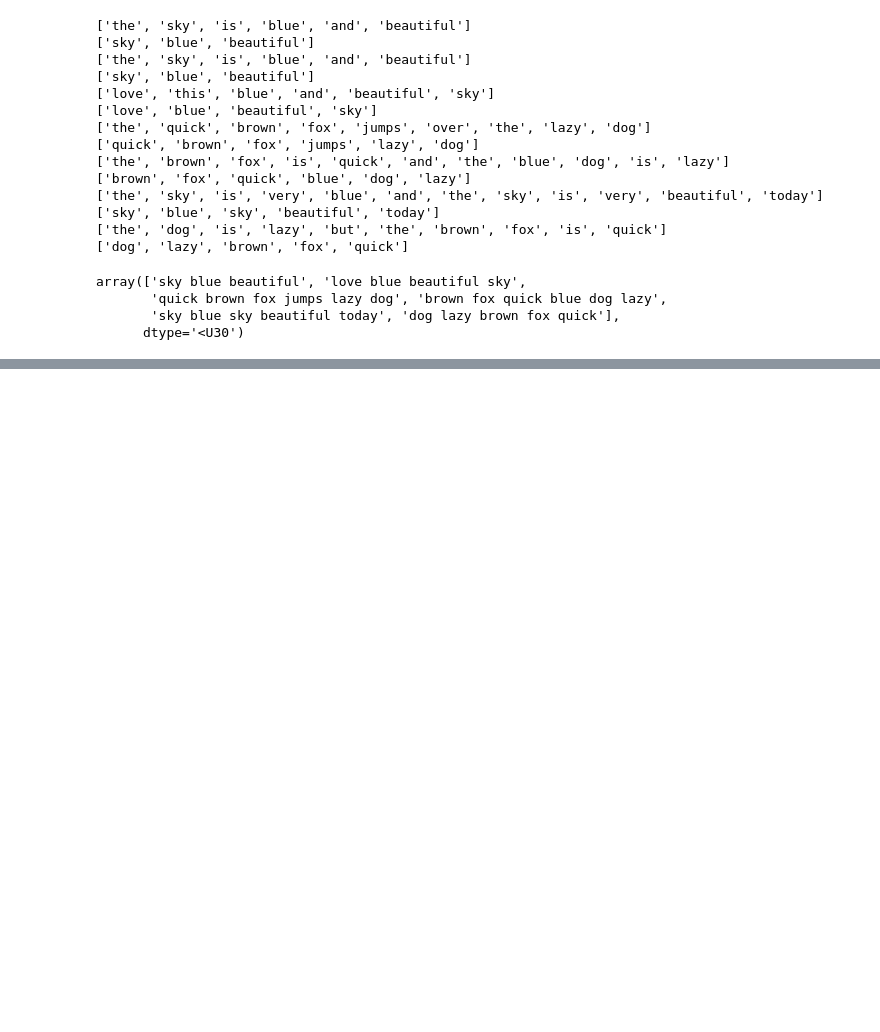
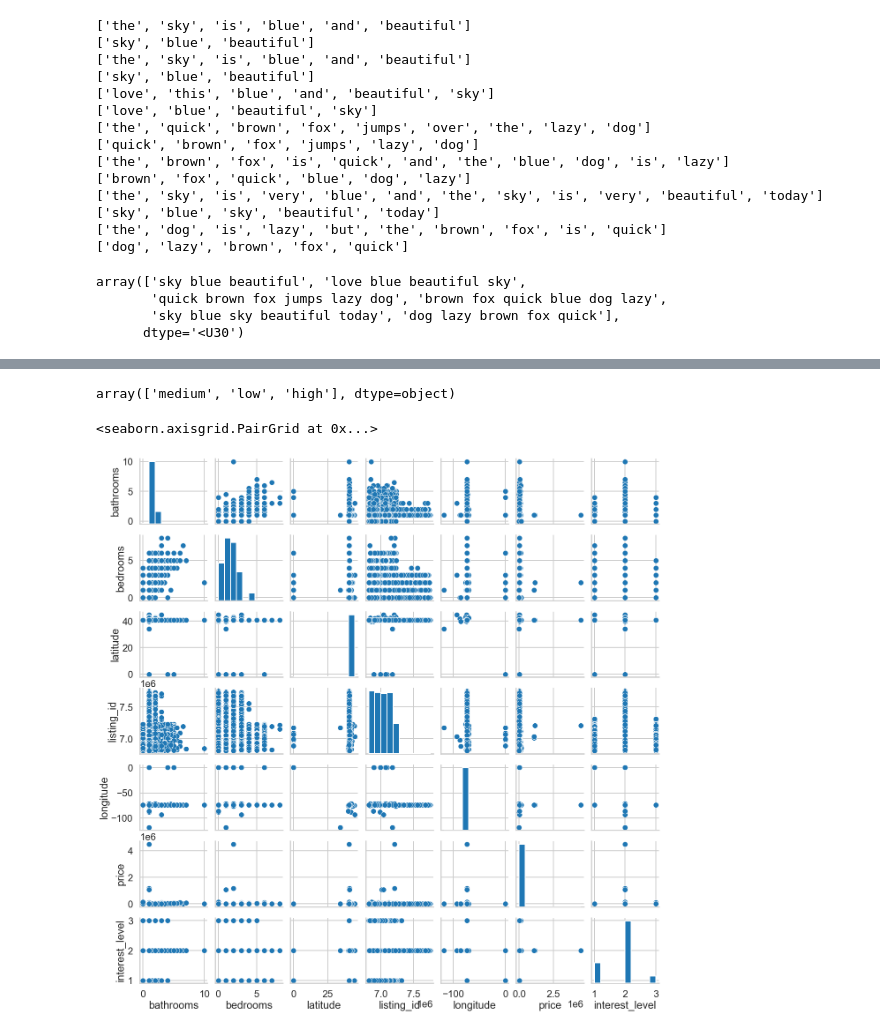
Before and after one commit to gonzalo71/TestGit, a Jupyter notebook: feature_engin.ipynb, the cells around one changed output, grey strips where cells are left out. Cells and saved outputs as stored; diff of their text form; code cells hidden in the pictures; blank space fills up the shorter version.

```diff
--- a/feature_engin.ipynb
+++ b/feature_engin.ipynb
@@ -510,0 +513,6 @@ array(['sky blue beautiful', 'love blue beautiful sky',
+# %%
+import json
+
+with open (r"C:\Users\gonza\Downloads\Two Sigma Connect data\train.json\train.json","r") as raw_data:
+    data = json.load(raw_data)
+    df = pd.DataFrame(data)
@@ -510,0 +601,6 @@ array(['sky blue beautiful', 'love blue beautiful sky',
+# %%
+import json
+
+with open (r"C:\Users\gonza\Downloads\Two Sigma Connect data\train.json\train.json","r") as raw_data:
+    data = json.load(raw_data)
+    df = pd.DataFrame(data)
@@ -510,0 +634,15 @@ array(['sky blue beautiful', 'love blue beautiful sky',
+# %%
+df["interest_level"].unique()
+# %% [output]
+array(['medium', 'low', 'high'], dtype=object)
+# %%
+dict = {"medium":1,"low":2,"high":3}
+df["interest_level"] = df["interest_level"].replace(dict)
+# %%
+sns.set_style("whitegrid")
+%config InlineBackend.figure_format = 'png'
+var_num = [var for var in df.columns if df[var].dtype !="object"]
+sns.pairplot(df[var_num])
+# %% [output]
+<seaborn.axisgrid.PairGrid at 0x...>
+[figure, added]
```
Also changed, not shown: parts of 23 cells of this notebook, 2 other files.
